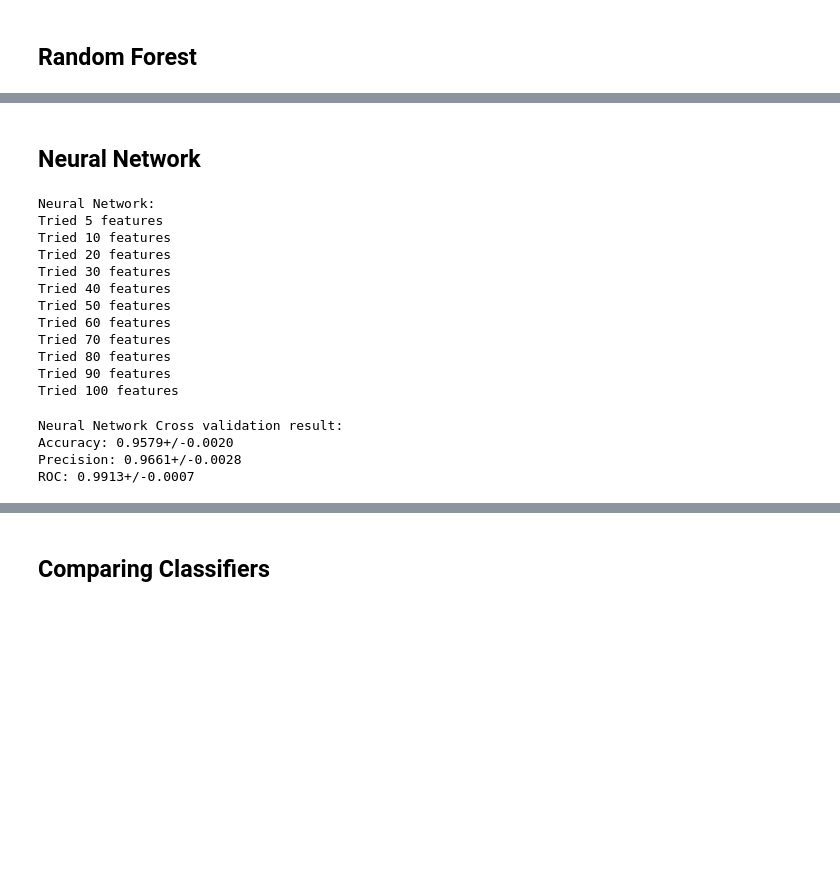
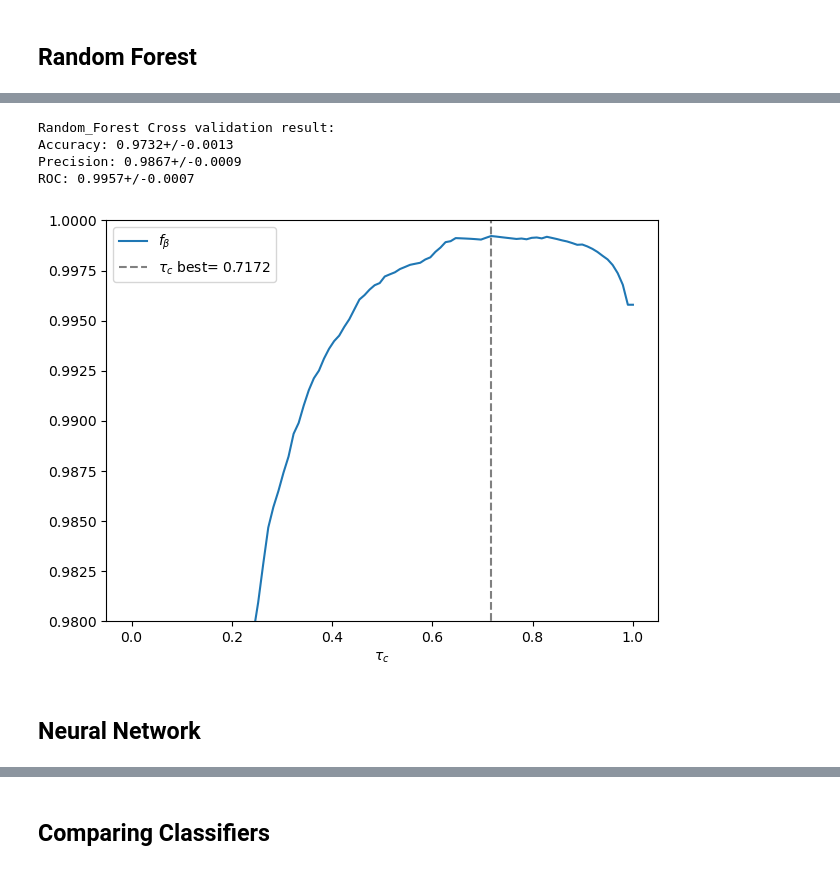
Before and after one commit to th3odor/TP_lab, a Jupyter notebook: reports/V_IceCube/analysis.ipynb, the cells around one changed output, grey strips where cells are left out. Drawn from its saved outputs; the diff is of its cells as text; code cells hidden in the pictures; blank space fills up the shorter version.

```diff
--- a/reports/V_IceCube/analysis.ipynb
+++ b/reports/V_IceCube/analysis.ipynb
@@ -179,24 +221,11 @@ ROC: 0.9932+/-0.0010
+# %%
+#RF, FP_RF, TP_RF, tau_RF = model_eval(RandomForestClassifier(10, max_depth=10), "Random Forest", 60, beta = 0.1)
+RF, FP_RF, TP_RF, tau_RF = model_eval(RandomForestClassifier(100), "Random_Forest", 60, beta = 0.1, tau_range=[0,1], tau_plot=[0.98,1])
+# %% [output]
+Random_Forest Cross validation result:
+Accuracy: 0.9732+/-0.0013
+Precision: 0.9867+/-0.0009
+ROC: 0.9957+/-0.0007
+[figure, added]
 # %% [markdown]
 ## Neural Network
-# %%
-num_features(MLPClassifier(5), "Neural Network")
-# %% [output]
-Neural Network:
-Tried 5 features
-Tried 10 features
-Tried 20 features
-Tried 30 features
-Tried 40 features
-Tried 50 features
-Tried 60 features
-Tried 70 features
-Tried 80 features
-Tried 90 features
-Tried 100 features
-# %%
-NN, FP_NN, TP_NN = model_eval(MLPClassifier(5), "Neural Network", 50)
-# %% [output]
-Neural Network Cross validation result:
-Accuracy: 0.9579+/-0.0020
-Precision: 0.9661+/-0.0028
-ROC: 0.9913+/-0.0007
```
Also changed, not shown: parts of 11 cells of this notebook, 4 other files.
